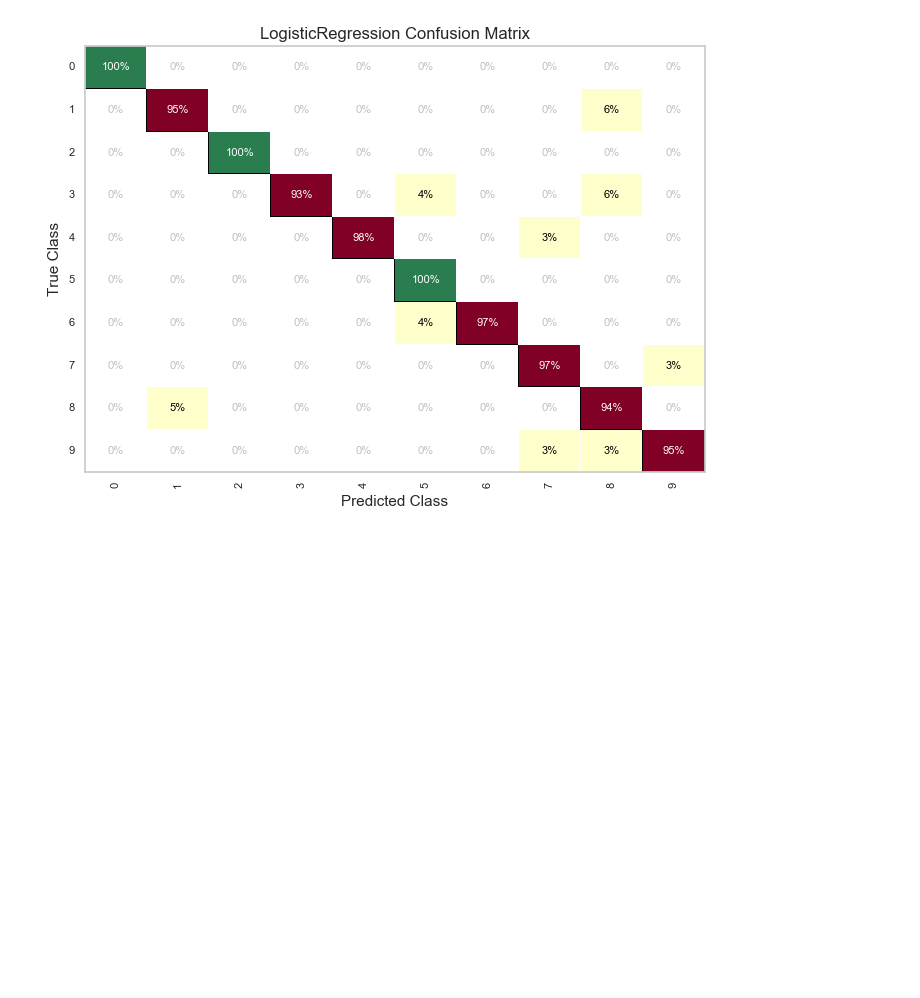
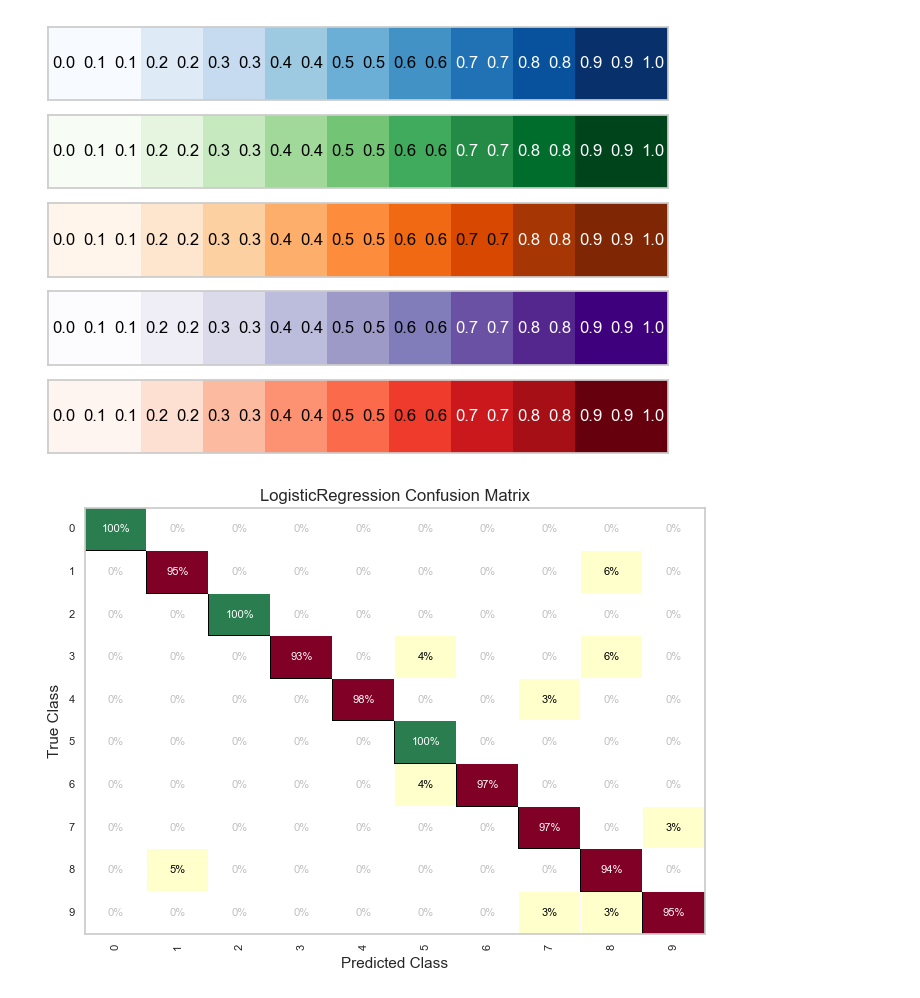
Before and after one commit to DistrictDataLabs/yellowbrick, a Jupyter notebook: examples/nealhumphrey/light-dark-text.ipynb, the cells around one changed output. Saved outputs shown, nothing was run; the diff lists cells and outputs as text; code cells hidden in the pictures; blank space fills up the shorter version.

```diff
--- a/examples/light-dark-text.ipynb
+++ b/examples/nealhumphrey/light-dark-text.ipynb
@@ -16,23 +16,23 @@ cmaps = []
 for c in colors:
     cmaps.append(color_sequence(c))
 # %%
-X = np.linspace(0,1,num=21)
-Y = np.linspace(0,1,num=2)
-values = np.array([np.linspace(0,1,num=20)])
-fig, axarr = plt.subplots(len(cmaps),1,squeeze=False)
+def show_example(coef_choice):
+    X = np.linspace(0,1,num=21)
+    Y = np.linspace(0,1,num=2)
+    values = np.array([np.linspace(0,1,num=20)])
+    fig, axarr = plt.subplots(len(cmaps),1,squeeze=False)
 
-for idx, cmap in enumerate(cmaps):
-    ax = axarr[idx,0]
-    ax.pcolormesh(X,Y,values,cmap=cmap)
-    ax.get_xaxis().set_visible(False)
-    ax.get_yaxis().set_visible(False)
-    for idx, x in enumerate(X):
-        if x < 1:
-            text_x = x + 0.025
-            text_y = 0.5
-            base_value = round(values[0][idx],1)
-            base_color = cmap(base_value)
-            color=find_text_color(base_color)
-            ax.text(text_x,text_y,base_value,va='center',ha='center',fontsize=12,color=color)
-
-plt.show()
+    for idx, cmap in enumerate(cmaps):
+        ax = axarr[idx,0]
+        ax.pcolormesh(X,Y,values,cmap=cmap)
+        ax.get_xaxis().set_visible(False)
+        ax.get_yaxis().set_visible(False)
+        for idx, x in enumerate(X):
+            if x < 1:
+                text_x = x + 0.025
+                text_y = 0.5
+                base_value = round(values[0][idx],1)
+                base_color = cmap(base_value)
+                color=find_text_color(base_color,coef_choice=coef_choice)
+                ax.text(text_x,text_y,base_value,va='center',ha='center',fontsize=12,color=color)
+    plt.show()
@@ -41,3 +43,7 @@ plt.show()
+# %%
+show_example(1)
+# %% [output]
+[figure, added]
 # %%
 #See it in action with the ConfusionMatrix
 
```
Also changed, not shown: parts of 4 cells of this notebook, 6 other files.
